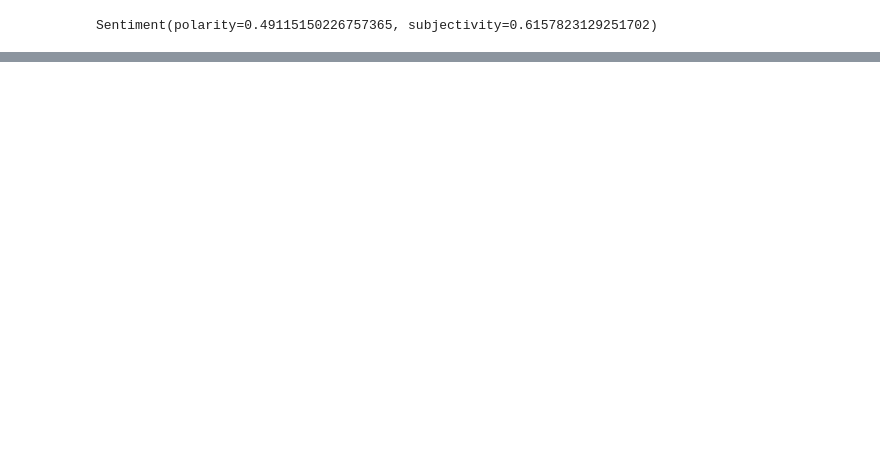
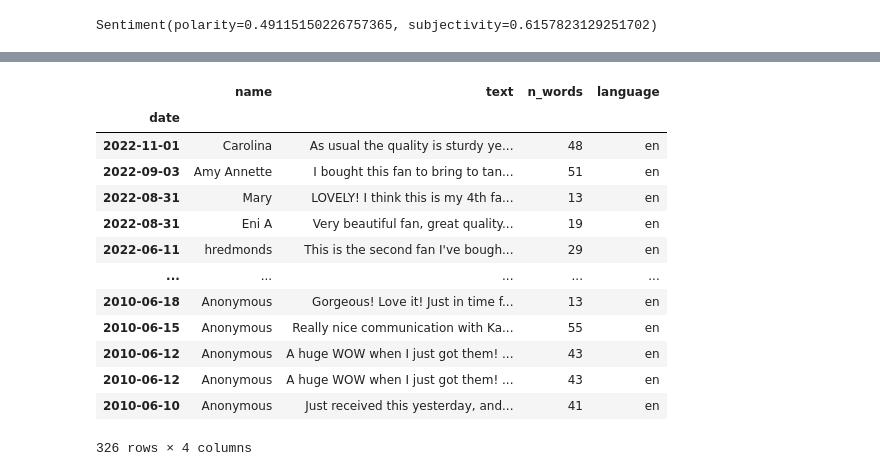
Before and after one commit to mikel-imaz/projects, a Jupyter notebook: _sources/notebooks/olele-analysis.ipynb, the cells around one changed output, grey strips where cells are left out. Cells and saved outputs as stored; diff of their text form; code cells hidden in the pictures; blank space fills up the shorter version.

```diff
--- a/_sources/notebooks/olele-analysis.ipynb
+++ b/_sources/notebooks/olele-analysis.ipynb
@@ -252,0 +299,14 @@ plt.show()
+# %%
+# Tokenize each item in the review column
+word_tokens = [word_tokenize(review) for review in olele["text"]]
+
+# Create an empty list to store the length of reviews
+len_tokens = []
+
+# Iterate over the word_tokens list and determine the length of each item
+for i in range(len(word_tokens)):
+     len_tokens.append(len(word_tokens[i]))
+
+# Create a new feature for the lengh of each review
+olele['n_words'] = len_tokens
+olele.head()
@@ -252,0 +328,11 @@ plt.show()
+# %%
+languages = []
+
+# Loop over the rows of the dataset and append
+for row in range(len(olele)):
+    if olele["text"][row] == "":
+        languages.append([])
+    else:
+        languages.append(detect_langs(olele["text"][row]))
+
+languages
@@ -252,0 +357,4 @@ plt.show()
+# %%
+# Clean the list by splitting
+languages = [str(lang).split(':')[0][1:] for lang in languages]
+languages
@@ -252,0 +379,19 @@ plt.show()
+# %%
+# Assign the list to a new feature
+olele['language'] = languages
+olele
+# %% [output]
+|  | name | text | n_words | language |
+| date |  |  |  |  |
+| 2022-11-01 | Carolina | As usual the quality is sturdy ye... | 48 | en |
+| 2022-09-03 | Amy Annette | I bought this fan to bring to tan... | 51 | en |
+| 2022-08-31 | Mary | LOVELY! I think this is my 4th fa... | 13 | en |
+| 2022-08-31 | Eni A | Very beautiful fan, great quality... | 19 | en |
+| 2022-06-11 | hredmonds | This is the second fan I've bough... | 29 | en |
+| ... | ... | ... | ... | ... |
+| 2010-06-18 | Anonymous | Gorgeous! Love it! Just in time f... | 13 | en |
+| 2010-06-15 | Anonymous | Really nice communication with Ka... | 55 | en |
+| 2010-06-12 | Anonymous | A huge WOW when I just got them! ... | 43 | en |
+| 2010-06-12 | Anonymous | A huge WOW when I just got them! ... | 43 | en |
+| 2010-06-10 | Anonymous | Just received this yesterday, and... | 41 | en |
+326 rows × 4 columns
```
Also changed, not shown: parts of 22 cells of this notebook, 11 other files.
